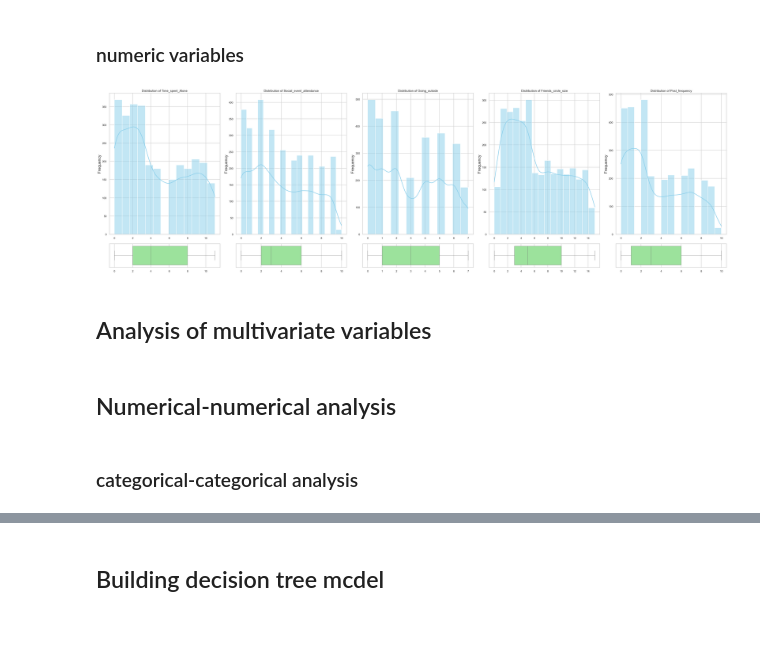
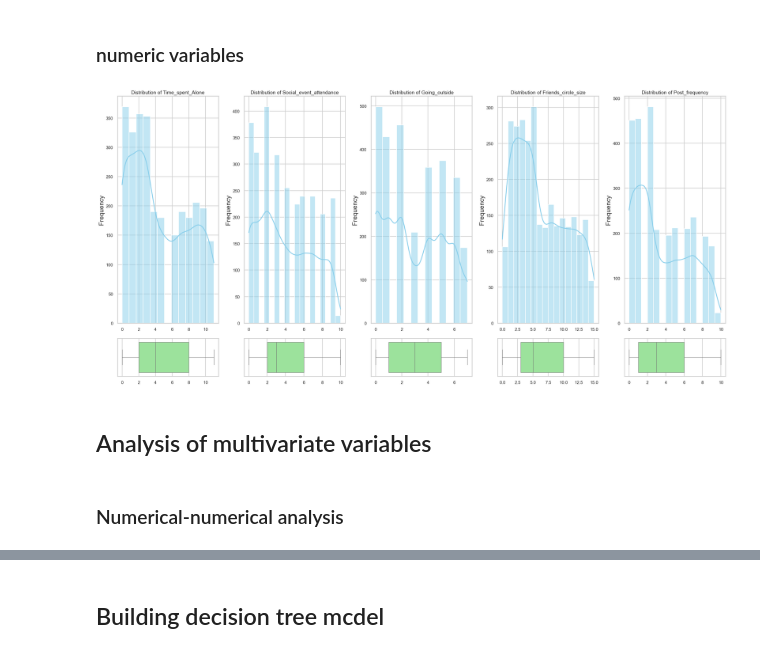
Before and after one commit to NWinocur/flask-render-self, a Jupyter notebook: src/explore.ipynb, the cells around one changed output, grey strips where cells are left out. Drawn from its saved outputs; the diff is of its cells as text; code cells hidden in the pictures; blank space fills up the shorter version.

```diff
--- a/src/explore.ipynb
+++ b/src/explore.ipynb
@@ -107,38 +85,36 @@ import matplotlib.pyplot as plt
 import seaborn as sns
 
 # Set plot style and scale all font elements
 sns.set(style='whitegrid')
 sns.set_context('talk')  # Boosts label and tick size for readability
 
 numeric_variables = ['Time_spent_Alone', 'Social_event_attendance',
                      'Going_outside', 'Friends_circle_size', 'Post_frequency']
 
 fig, axes = plt.subplots(
     nrows=2,
     ncols=len(numeric_variables),
-    figsize=(8 * len(numeric_variables), 12),
+    figsize=(5 * len(numeric_variables), 12),
     gridspec_kw={"height_ratios": [6, 1]}
 )
 
 for idx, col in enumerate(numeric_variables):
     sns.histplot(data=df, x=col, ax=axes[0, idx], kde=True, color='skyblue')
     axes[0, idx].set_title(f'Distribution of {col}', fontsize=14)
     axes[0, idx].set_xlabel('')
     axes[0, idx].set_ylabel('Frequency')
     axes[0, idx].tick_params(labelsize=12)
 
     sns.boxplot(data=df, x=col, ax=axes[1, idx], color='lightgreen')
     axes[1, idx].set_xlabel('')
     axes[1, idx].set_ylabel('')
     axes[1, idx].tick_params(labelsize=12)
 
 plt.tight_layout()
 plt.show()
 # %% [output]
-[figure, old version]
+[figure, new version]
 # %% [markdown]
 ## Analysis of multivariate variables
 # %% [markdown]
-## Numerical-numerical analysis
+### Numerical-numerical analysis
-# %% [markdown]
-### categorical-categorical analysis
```
Also changed, not shown: parts of 22 cells of this notebook.
